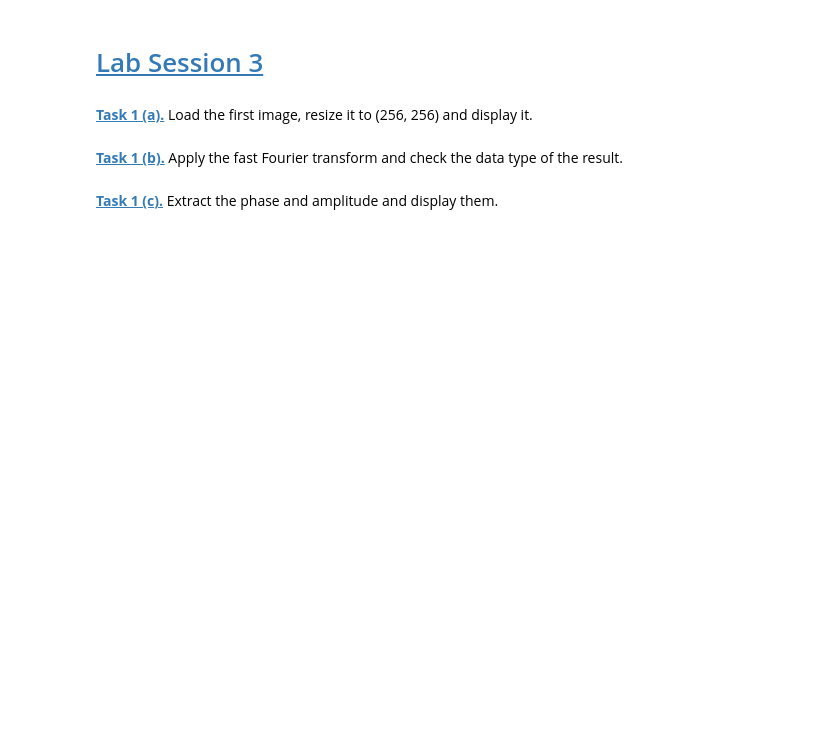
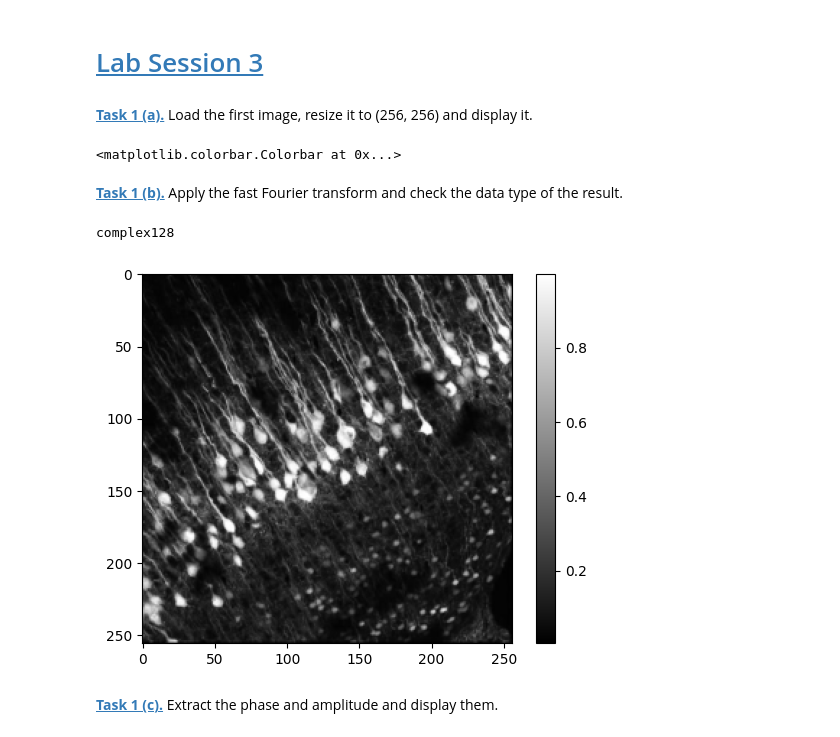
Before and after one commit to tilmannstieglitz/mobi-fs5-python, a Jupyter notebook: fourier.ipynb, the cells around one changed output. Drawn from its saved outputs; the diff is of its cells as text; code cells hidden in the pictures; blank space fills up the shorter version.

```diff
--- a/fourier.ipynb
+++ b/fourier.ipynb
@@ -9,7 +9,21 @@ from skimage.transform import resize
 **[Task 1 (a).]()** Load the first image, resize it to (256, 256) and display it.
 # %%
 cell_img = plt.imread('data/cells.png')
+# %%
+cell_img_r = resize(cell_img, (256, 256))
+
+plt.figure()
+plt.imshow(cell_img_r, cmap="gray")
+plt.colorbar()
+# %% [output]
+<matplotlib.colorbar.Colorbar at 0x...>
 # %% [markdown]
 **[Task 1 (b).]()** Apply the fast Fourier transform and check the data type of the result.
+# %%
+cell_ft = np.fft.fft2(cell_img_r)
+print(cell_ft.dtype)
+# %% [output]
+complex128
+[figure, added]
 # %% [markdown]
 **[Task 1 (c).]()** Extract the phase and amplitude and display them.
```
Also changed, not shown: parts of 23 cells of this notebook.
